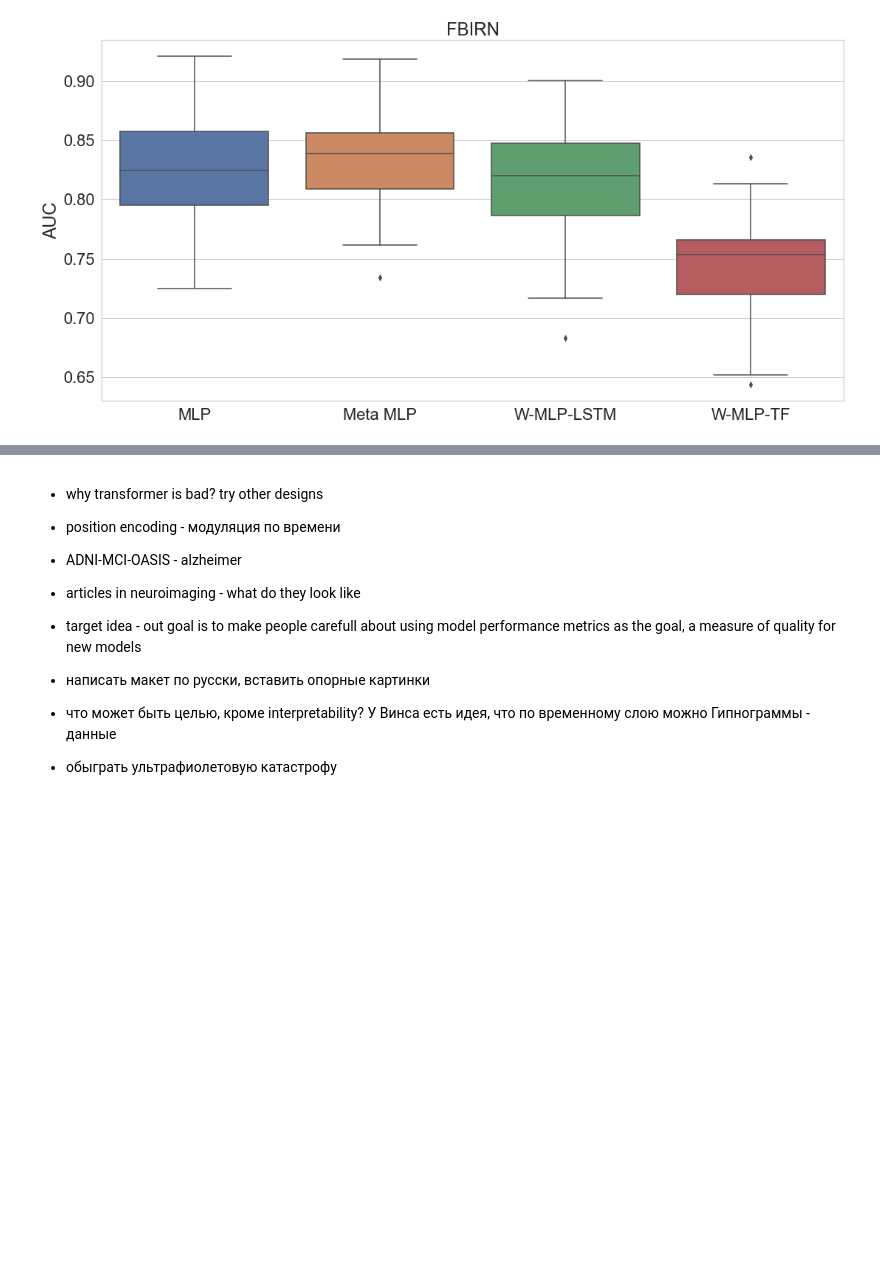
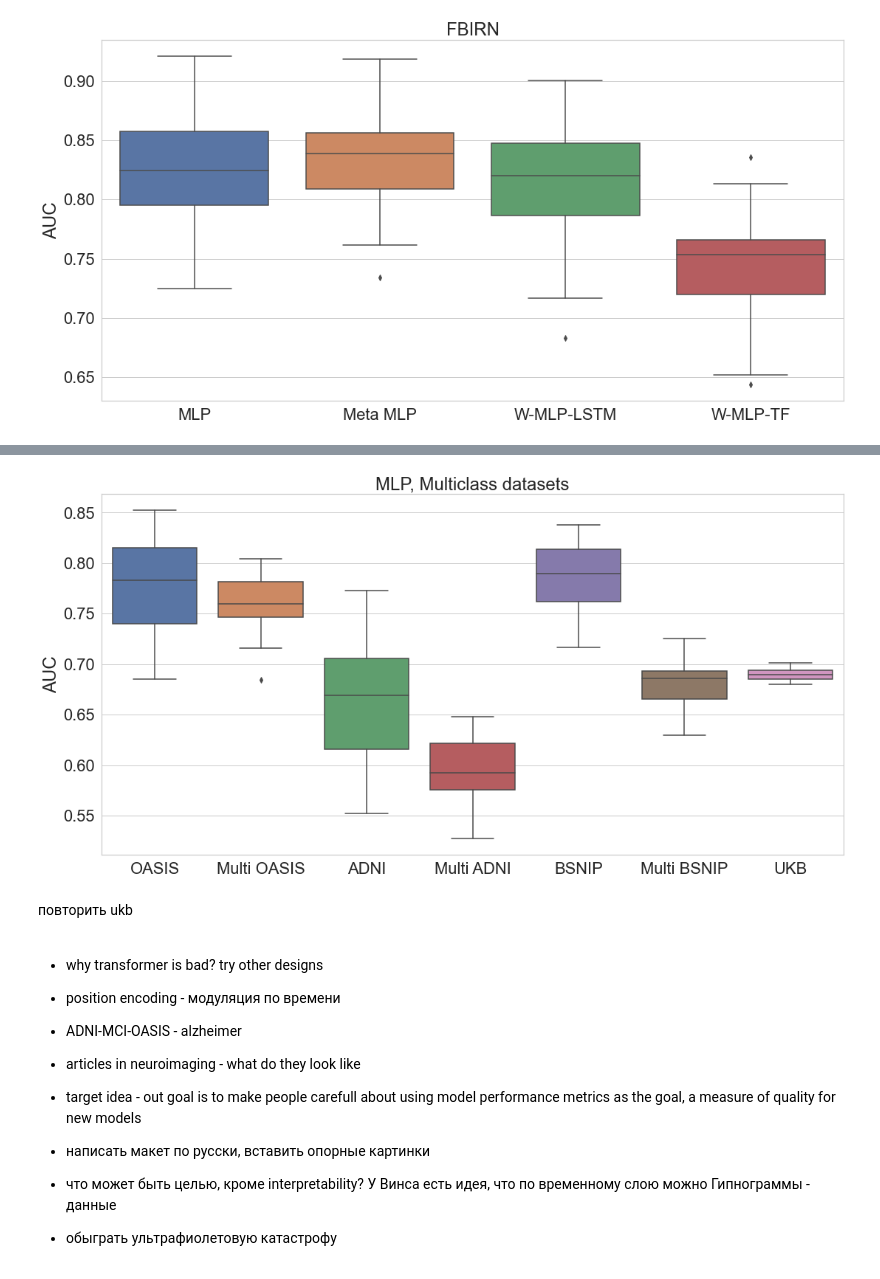
Before and after one commit to paavalipopov/mlp_project, a Jupyter notebook: examples/box_plots.ipynb, the cells around one changed output, grey strips where cells are left out. Saved outputs shown, nothing was run; the diff lists cells and outputs as text; code cells hidden in the pictures; blank space fills up the shorter version.

```diff
--- a/examples/box_plots.ipynb
+++ b/examples/box_plots.ipynb
@@ -697,3 +719,19 @@ new_tf_AUC, _ = load_metrics_from_wandb("test-experiment-first_transformer-fbirn
+# %%
+oasis, _ = load_metrics_from_wandb("230126.005059-experiment-mlp-oasis-tests-adni")
+m_oasis, _ = load_metrics_from_wandb("230127.020205-experiment-mlp-multiclass_oasis")
+adni, _ = load_metrics_from_wandb("230125.215817-experiment-mlp-adni-tests-oasis")
+m_adni, _ = load_metrics_from_wandb("230127.041549-experiment-mlp-multiclass_adni")
+bsnip, _ = load_metrics_from_wandb("220827.012730-experiment-mlp-bsnip-tests-fbirn_cobre")
+m_bsnip, _ = load_metrics_from_wandb("230127.064642-experiment-mlp-multiclass_bsnip")
+ukb, _ = load_metrics_from_wandb("230127.070719-experiment-mlp-ukb_age_bins")
+# %%
+data = [oasis, m_oasis, adni, m_adni, bsnip, m_bsnip, ukb]
+data_names = ["OASIS", "Multi OASIS", "ADNI", "Multi ADNI", "BSNIP", "Multi BSNIP", "UKB"]
+plot_box_plots(data, data_names, "MLP, Multiclass datasets", "AUC")
+# %% [output]
+[figure, added]
+# %% [markdown]
+повторить ukb
 # %% [markdown]
 - why transformer is bad? try other designs
 
```
Also changed, not shown: parts of 4 cells of this notebook, 3 other files.
